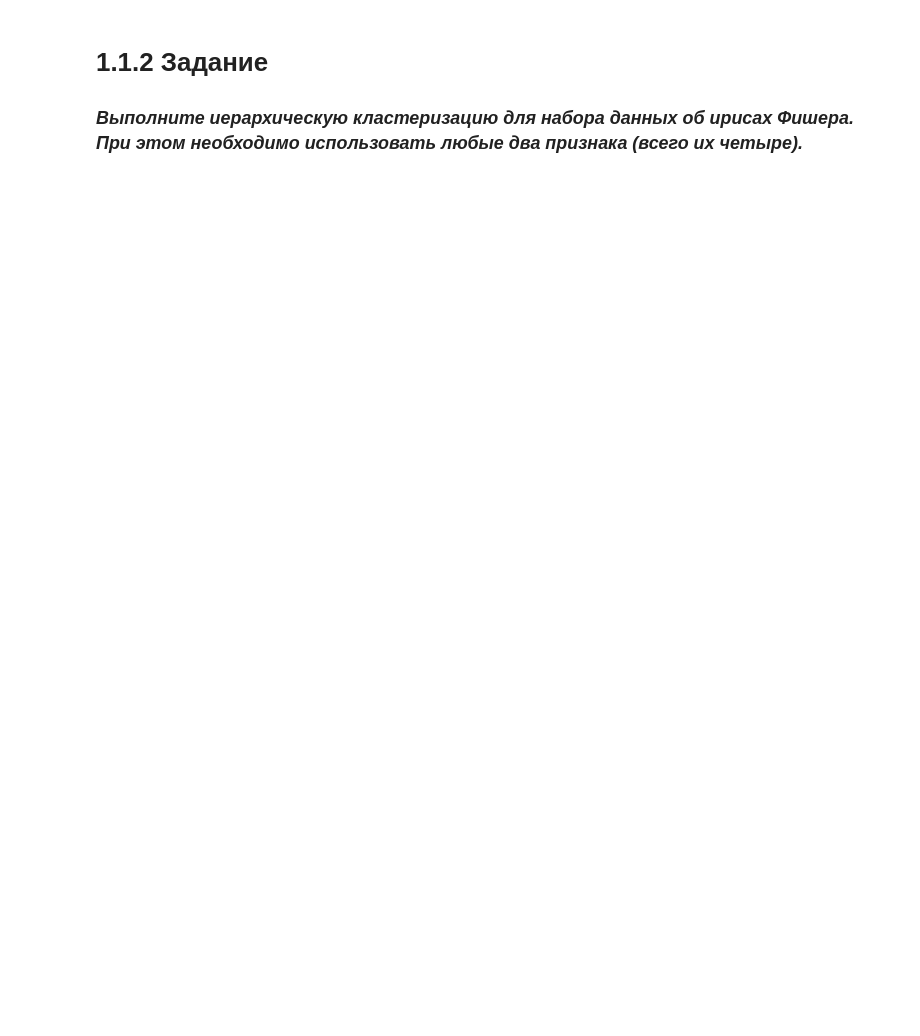
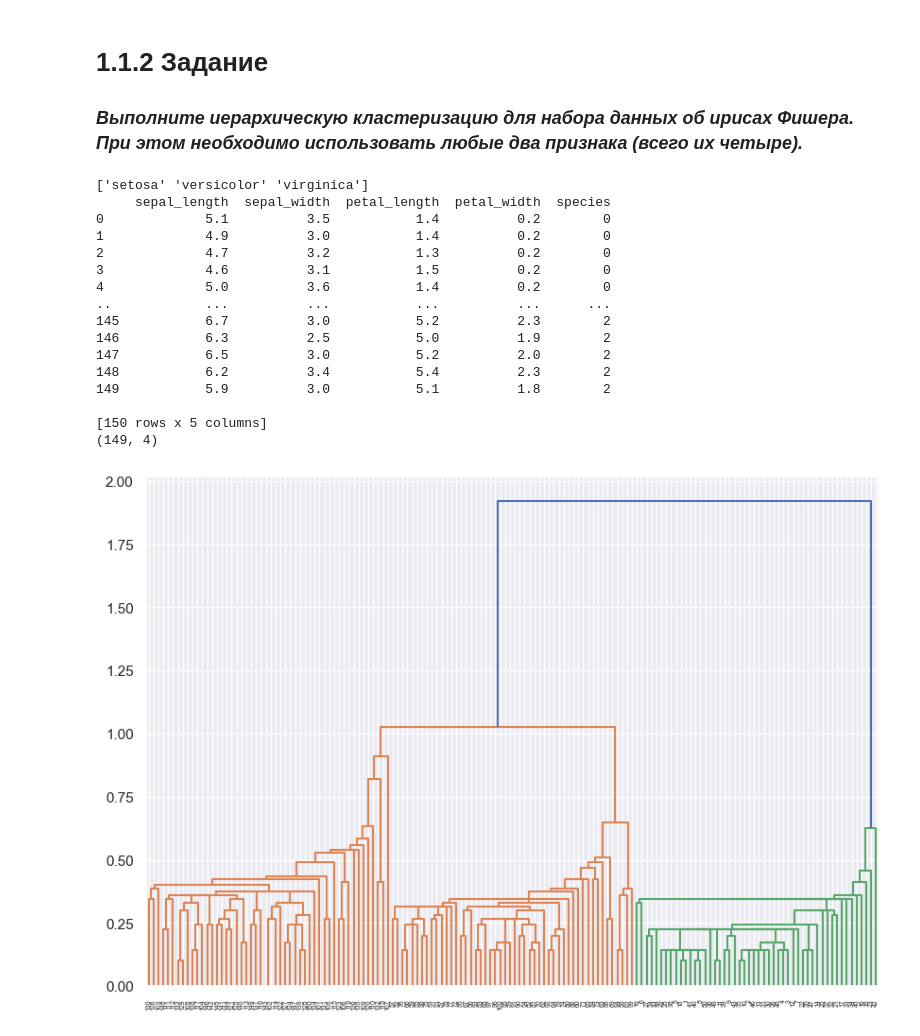
Before and after one commit to mr1necs/MIREA_AI, a Jupyter notebook: Grigorev_M_Workbook8.ipynb, the cells around one changed output. Saved outputs shown, nothing was run; the diff lists cells and outputs as text; code cells hidden in the pictures; blank space fills up the shorter version.

```diff
--- a/Grigorev_M_Workbook8.ipynb
+++ b/Grigorev_M_Workbook8.ipynb
@@ -8,3 +61,39 @@
 # %% [markdown]
 # 1.1.2 Задание
 ### ***Выполните иерархическую кластеризацию для набора данных об ирисах Фишера. При этом необходимо использовать любые два признака (всего их четыре).***
+# %%
+import matplotlib.pyplot as plt
+import pandas as pd
+import numpy as np
+from sklearn.neighbors import KNeighborsClassifier
+from scipy.cluster.hierarchy import dendrogram, linkage
+#Построим таблицу набора данных об ирисах Фишера
+iris = sns.load_dataset('iris')
+print(iris.iloc[:,-1].unique())
+iris = iris.replace({'setosa':0, 'versicolor':1, 'virginica': 2})
+print(iris)
+linked = linkage(iris, method='single')
+labelList = range(1, 151)
+plt.figure(figsize = (10, 7))
+print(linked.shape)
+#Построим дендограмму на основании построенной таблицы
+dendrogram(linked, orientation = 'top', labels = labelList, distance_sort = 'descending', show_leaf_counts = True)
+plt.show()
+# %% [output]
+['setosa' 'versicolor' 'virginica']
+     sepal_length  sepal_width  petal_length  petal_width  species
+0             5.1          3.5           1.4          0.2        0
+1             4.9          3.0           1.4          0.2        0
+2             4.7          3.2           1.3          0.2        0
+3             4.6          3.1           1.5          0.2        0
+4             5.0          3.6           1.4          0.2        0
+..            ...          ...           ...          ...      ...
+145           6.7          3.0           5.2          2.3        2
+146           6.3          2.5           5.0          1.9        2
+147           6.5          3.0           5.2          2.0        2
+148           6.2          3.4           5.4          2.3        2
+149           5.9          3.0           5.1          1.8        2
+
+[150 rows x 5 columns]
+(149, 4)
+[figure, added]
```
Also changed, not shown: parts of 2 cells of this notebook.
